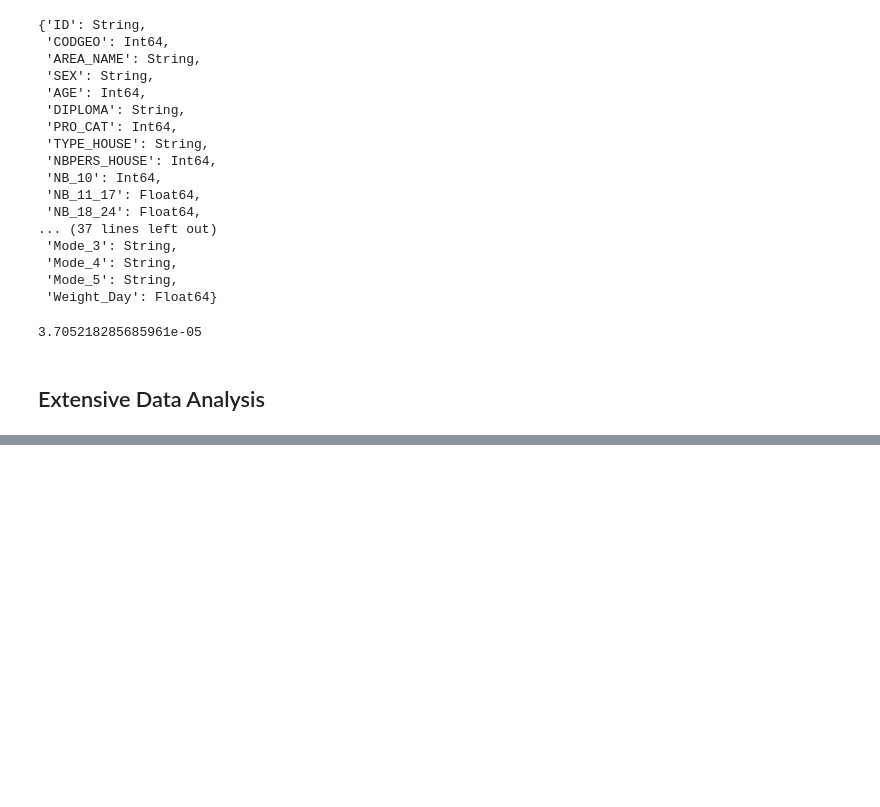
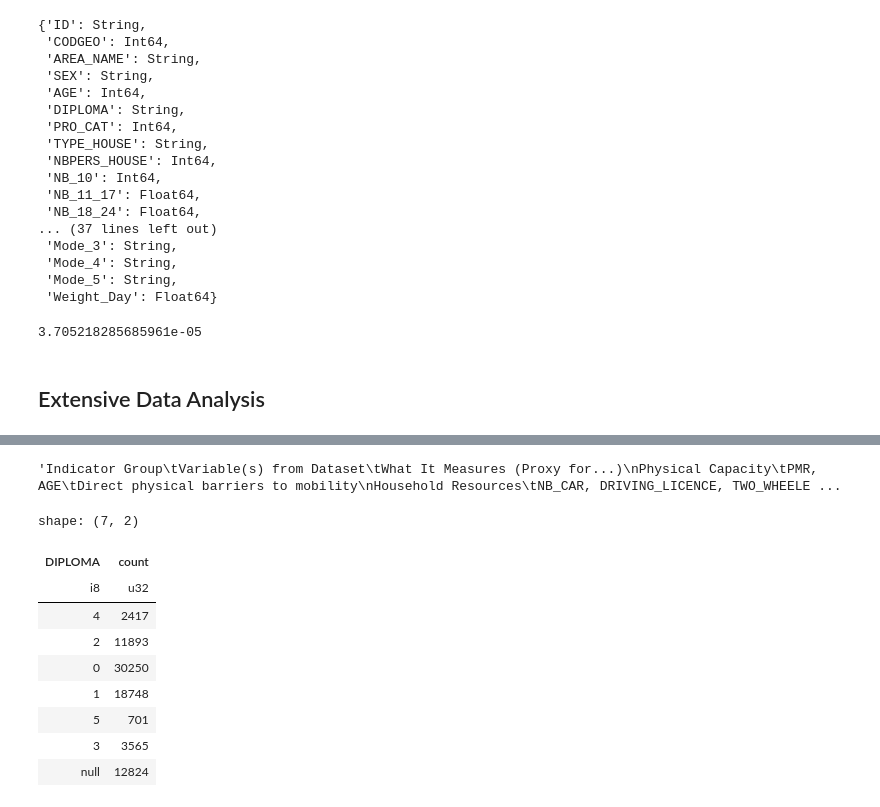
Before and after one commit to DEVOLOPER-1/Sim-Equity, a Jupyter notebook: EDA.ipynb, the cells around one changed output, grey strips where cells are left out. Drawn from its saved outputs; the diff is of its cells as text; code cells hidden in the pictures; blank space fills up the shorter version.

```diff
--- a/EDA.ipynb
+++ b/EDA.ipynb
@@ -119,0 +129,23 @@ shape: (9, 7)
+# %%
+"""Indicator Group	Variable(s) from Dataset	What It Measures (Proxy for...)
+Physical Capacity	PMR, AGE	Direct physical barriers to mobility
+Household Resources	NB_CAR, DRIVING_LICENCE, TWO_WHEELER etc.	Access to private, independent transport options
+Household Constraints	NBPERS_HOUSE, NB_10, etc.	Presence of dependents complicating evacuation
+Socio-Economic Status	DIPLOMA, PRO_CAT	Income, job flexibility, information access
+System Dependency	NAVIGO_SUB, etc.	Reliance on public systems that might fail
+"""
+# %% [output]
+'Indicator Group\tVariable(s) from Dataset\tWhat It Measures (Proxy for...)\nPhysical Capacity\tPMR, AGE\tDirect physical barriers to mobility\nHousehold Resources\tNB_CAR, DRIVING_LICENCE, TWO_WHEELE ...
+# %%
+are_correlated["DIPLOMA"].value_counts()
+# %% [output]
+shape: (7, 2)
+| DIPLOMA | count |
+| i8 | u32 |
+| 4 | 2417 |
+| 2 | 11893 |
+| 0 | 30250 |
+| 1 | 18748 |
+| 5 | 701 |
+| 3 | 3565 |
+| null | 12824 |
```
Also changed, not shown: parts of 7 cells of this notebook.
